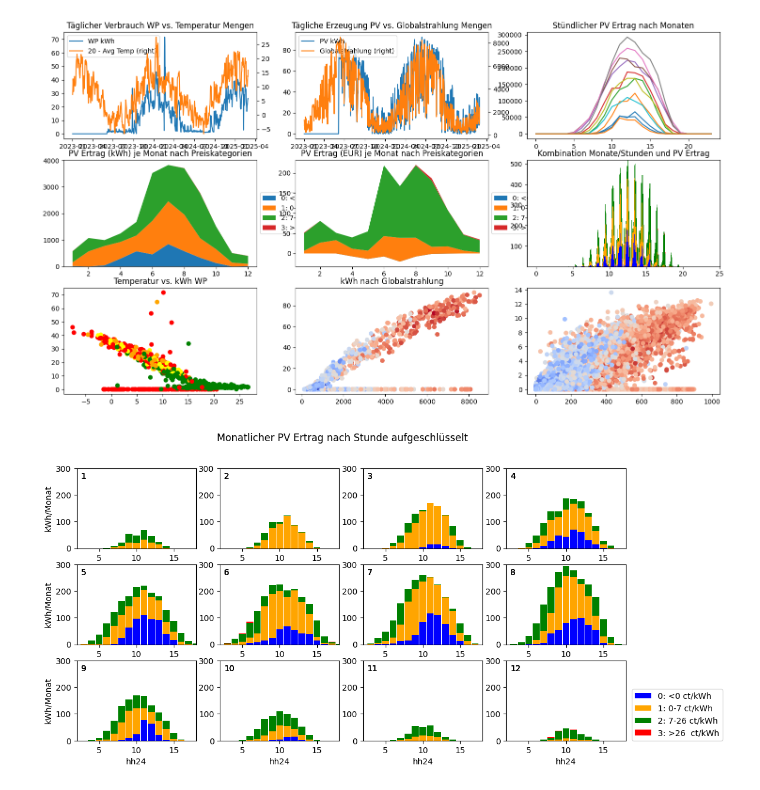
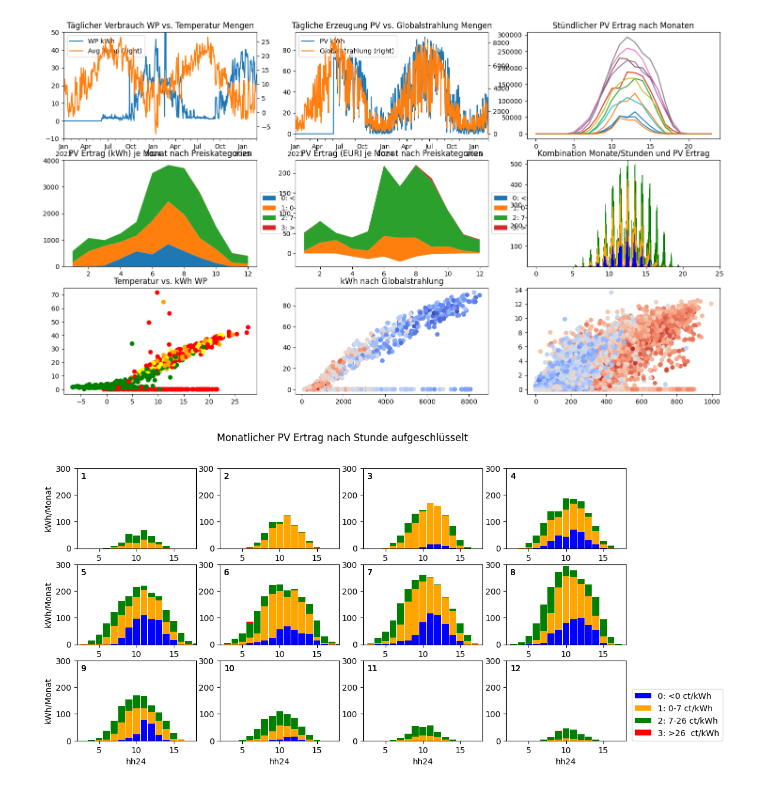
Before and after one commit to strubbi77/breisgauwind, a Jupyter notebook: Stromwert_IK8.ipynb, the cells around one changed output. Saved outputs shown, nothing was run; the diff lists cells and outputs as text; code cells hidden in the pictures.

```diff
--- a/Stromwert_IK8.ipynb
+++ b/Stromwert_IK8.ipynb
@@ -229,16 +228,17 @@ pm_day=preis_menge.groupby(gpby)['PV'].agg(['sum','max'])
 pm_day['WP sum']=preis_menge.groupby(gpby)['WP'].agg(['sum'])/1000
 pm_day['PV sum']=preis_menge.groupby(gpby)['PV'].agg(['sum'])/1000
 pm_day['Haus sum']=preis_menge.groupby(gpby)['Haus'].agg(['sum'])/1000
-pm_day['Temp avg']=20-preis_menge.groupby(gpby)['AVG_TA200'].agg(['mean'])
+pm_day['Temp avg']=preis_menge.groupby(gpby)['AVG_TA200'].agg(['mean'])
 pm_day['Glob sum']=preis_menge.groupby(gpby)['SUM_GS200'].agg(['sum'])
+pm_day=pm_day.set_index(pd.to_datetime(pm_day.index))
 
 pm_day['PV sum'].plot(ax=ax2,label="PV kWh", legend=True)
 pm_day['WP sum'].plot(ax=ax1,label="WP kWh", legend=True)
 
 #ax.scatter(pm_day.index,pm_day['Temp avg'])
-pm_day['Temp avg'].plot(ax=ax1,secondary_y=True, label="20 - Avg Temp", legend=True)
+pm_day['Temp avg'].plot(ax=ax1,secondary_y=True, label="Avg Temp", legend=True)
 pm_day['Glob sum'].plot(ax=ax2,secondary_y=True, label="Globalstrahlung", legend=True)
-
+ax1.set_ylim(-10,50)
 
 pv_kwh=[]
 pv_wert=[]
@@ -337,34 +337,34 @@ c=pm_day['color']
 
 ax7.scatter(temp,y,c=c)
 
 x=pm_day['Glob sum']
 y=pm_day['PV sum']
 y=y.where((y>=0) & (y<120),0)
 
 ax8.scatter(x,y,c=temp,cmap=cm.coolwarm)
 
 ax9.scatter(x=preis_menge['SUM_GS200'],y=preis_menge['PV']/1000,c=preis_menge['AVG_TA200'], cmap=cm.coolwarm)
 
 
 # 1 WP vs. Temp
 # 2 PV vs. Globalstrahlung Mengen
 # 3 PV hh24-Summe über die Monate
 # 4 Monatlich nach
 
 ax1.set_title("Täglicher Verbrauch WP vs. Temperatur Mengen")
 ax2.set_title("Tägliche Erzeugung PV vs. Globalstrahlung Mengen")
 ax3.set_title("PV Ertrag (kWh) je Monat nach Preiskategorien")
 ax4.set_title("PV Ertrag (EUR) je Monat nach Preiskategorien")
 ax5.set_title("Stündlicher PV Ertrag nach Monaten")
 ax6.set_title("Kombination Monate/Stunden und PV Ertrag")
 ax7.set_title("Temperatur vs. kWh WP")
 ax8.set_title("kWh nach Globalstrahlung")
 
 #plt.style.use('bmh')
 plt.show()
 #plt.plot(preis_menge.index.date, (preis_menge['PV'],preis_menge['WP']))
 # %% [output]
-[figure, old version]
+[figure, new version]
 # %%
 plt.style.available
 plt.style.use('default')
```
Also changed, not shown: parts of 8 cells of this notebook, 1 other file.
